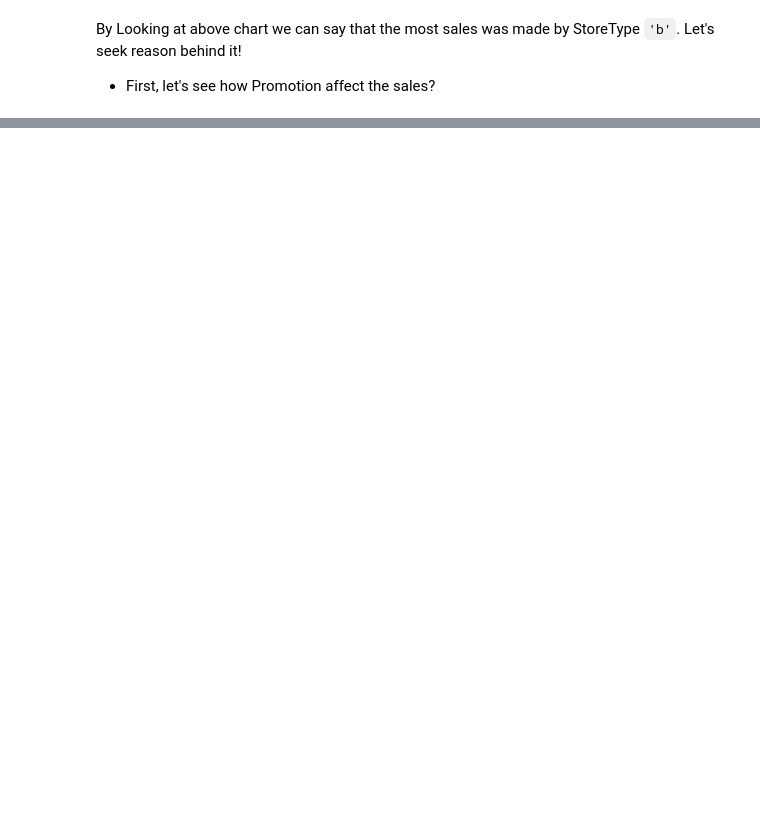
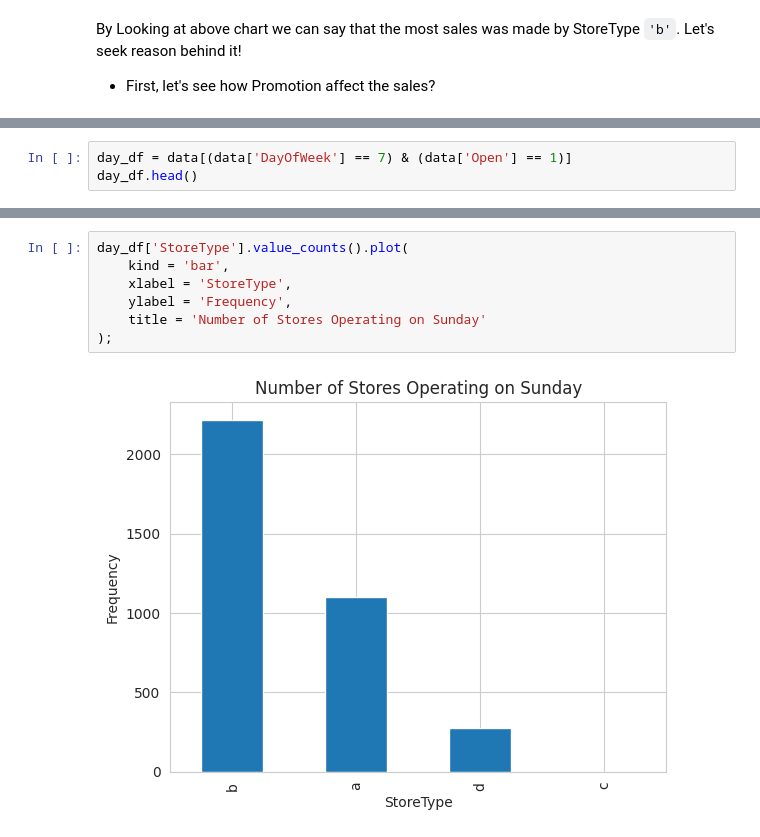
Before and after one commit to aayushjagri/Ml, a Jupyter notebook: rossmann.ipynb, the cells around one changed output, grey strips where cells are left out. Cells and saved outputs as stored; diff of their text form; blank space fills up the shorter version.

```diff
--- a/rossmann.ipynb
+++ b/rossmann.ipynb
@@ -367,0 +372,3 @@ plt.title('Promo Frequenc per Store Type');
+# %%
+day_df = data[(data['DayOfWeek'] == 7) & (data['Open'] == 1)]
+day_df.head()
@@ -367,0 +390,9 @@ plt.title('Promo Frequenc per Store Type');
+# %%
+day_df['StoreType'].value_counts().plot(
+    kind = 'bar',
+    xlabel = 'StoreType',
+    ylabel = 'Frequency',
+    title = 'Number of Stores Operating on Sunday'
+);
+# %% [output]
+[figure, added]
```
Also changed, not shown: parts of 20 cells of this notebook.
